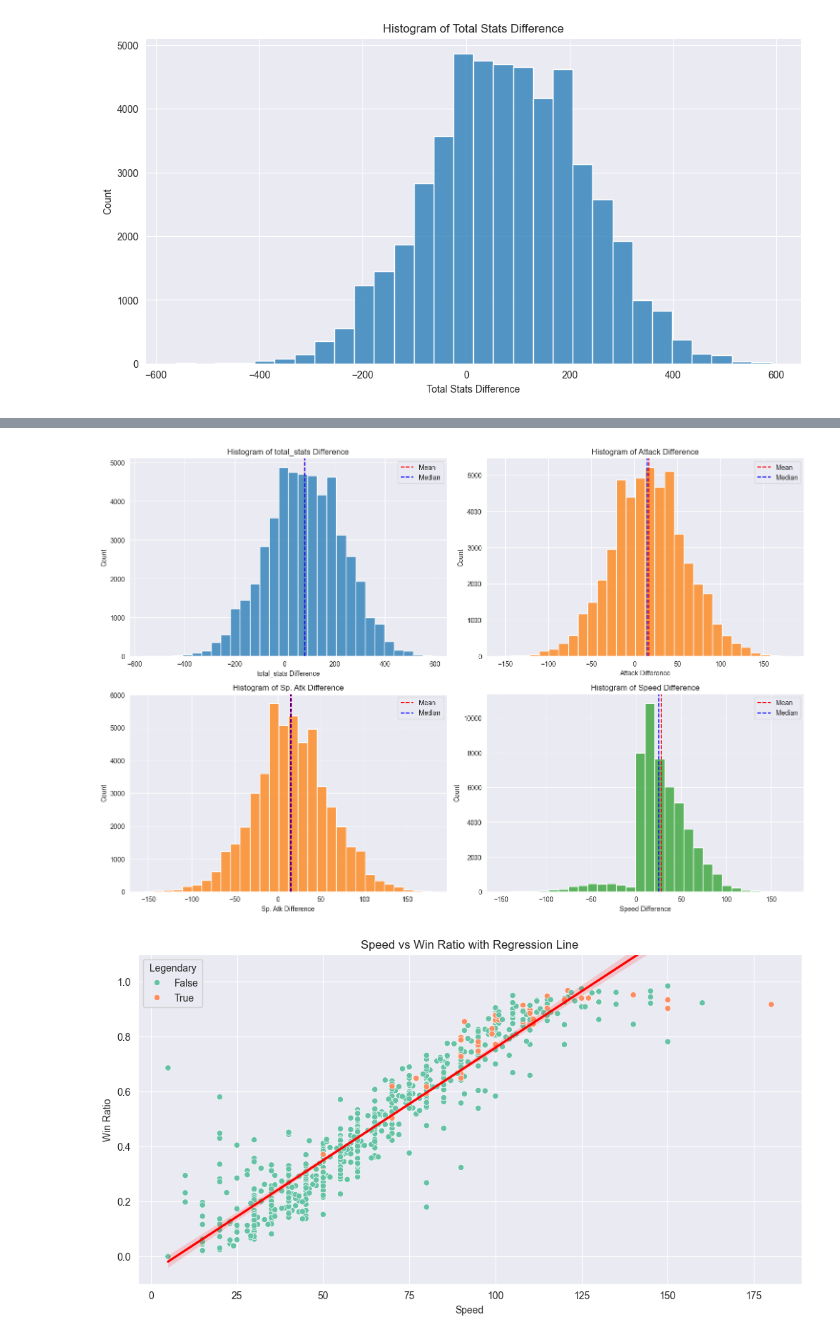
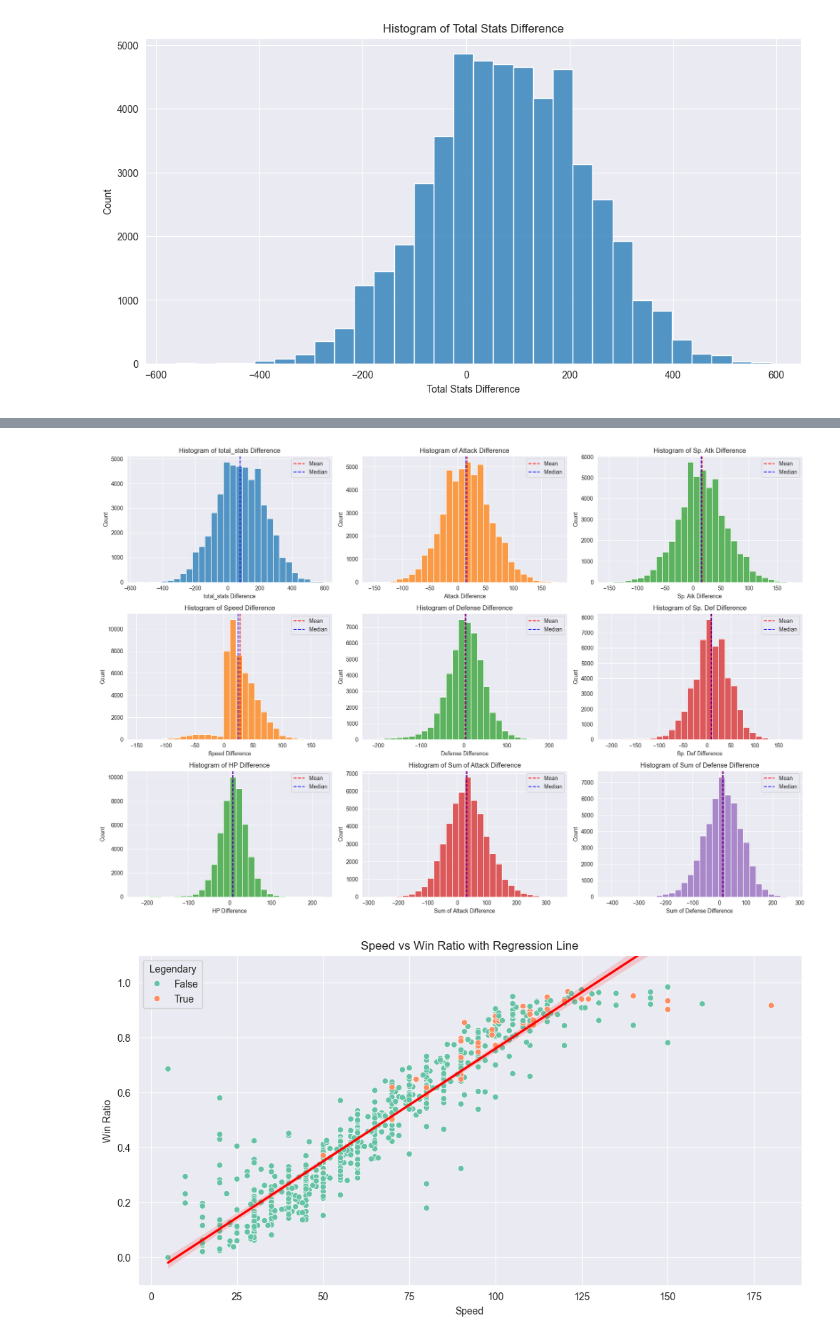
Before and after one commit to MagdaS25/Pokemon, a Jupyter notebook: EDA.ipynb, the cells around one changed output, grey strips where cells are left out. Saved outputs shown, nothing was run; the diff lists cells and outputs as text; code cells hidden in the pictures.

```diff
--- a/EDA.ipynb
+++ b/EDA.ipynb
@@ -570,7 +575,10 @@ plt.show()
 [figure]
 # %%
 # Creating feature columns for combats
-columns_to_difference = ['total_stats', 'Attack', 'Sp. Atk', 'Speed']
+pokemon_clean['Sum of Attack'] = pokemon_clean['Attack'] + pokemon_clean['Sp. Atk']
+pokemon_clean['Sum of Defense'] = pokemon_clean['Defense'] + pokemon_clean['Sp. Def']
+
+columns_to_difference = ['total_stats', 'Attack', 'Sp. Atk', 'Speed', 'Defense', 'Sp. Def', 'HP', 'Sum of Attack', 'Sum of Defense']
 for column in columns_to_difference:
     combats_expanded[column + '_diff'] = combats_expanded['Winner'].map(pokemon_clean.set_index('Index')[column]) - combats_expanded['Loser'].map(pokemon_clean.set_index('Index')[column])
 
@@ -610,21 +623,21 @@ Speed: mean diff = 27.98, median diff = 25.00
-# %%
-# Histograms of all stats difference with marked mean and median
-fig, axes = plt.subplots(2, 2, figsize=(15, 10))
-for column in columns_to_difference:
-    a = (columns_to_difference.index(column)) // 2
-    b = (columns_to_difference.index(column)) % 2
-    sns.histplot(data=combats_expanded, x=column + '_diff', ax=axes[a, b], bins=30, color=sns.color_palette()[a + b])
-    axes[a, b].axvline(diff_means[columns_to_difference.index(column)], color='red', linestyle='--', label='Mean')
-    axes[a, b].axvline(diff_medians[columns_to_difference.index(column)], color='blue', linestyle='--', label='Median')
-    axes[a, b].set_title(f'Histogram of {column} Difference')
-    axes[a, b].set_xlabel(f'{column} Difference')
-    axes[a, b].set_ylabel('Count')
-    axes[a, b].legend()
-plt.tight_layout()
-fig.savefig('Histogram vs Difference.png')
-plt.show()
-# %% [output]
-[figure, removed]
+# %%
+# Histograms of all stats difference with marked mean and median
+fig, axes = plt.subplots(3, 3, figsize=(18, 12))
+for column in columns_to_difference:
+    a = (columns_to_difference.index(column)) // 3
+    b = (columns_to_difference.index(column)) % 3
+    sns.histplot(data=combats_expanded, x=column + '_diff', ax=axes[a, b], bins=30, color=sns.color_palette()[a + b])
+    axes[a, b].axvline(diff_means[columns_to_difference.index(column)], color='red', linestyle='--', label='Mean')
+    axes[a, b].axvline(diff_medians[columns_to_difference.index(column)], color='blue', linestyle='--', label='Median')
+    axes[a, b].set_title(f'Histogram of {column} Difference')
+    axes[a, b].set_xlabel(f'{column} Difference')
+    axes[a, b].set_ylabel('Count')
+    axes[a, b].legend()
+plt.tight_layout()
+fig.savefig('Histogram vs Difference.png')
+plt.show()
+# %% [output]
+[figure, added]
 # %%
 # Scatter plot with regression line to illustrate correlation between speed and win ratio
 plt.figure(figsize=(12, 6))
```
Also changed, not shown: parts of 4 cells of this notebook, 13 other files.
